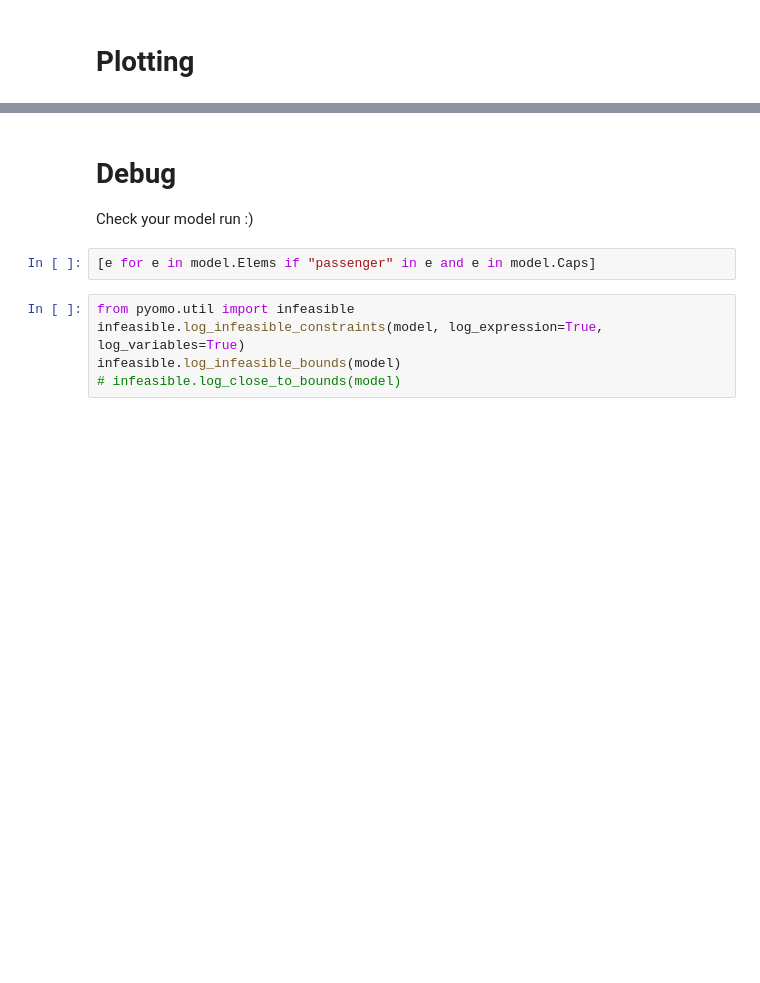
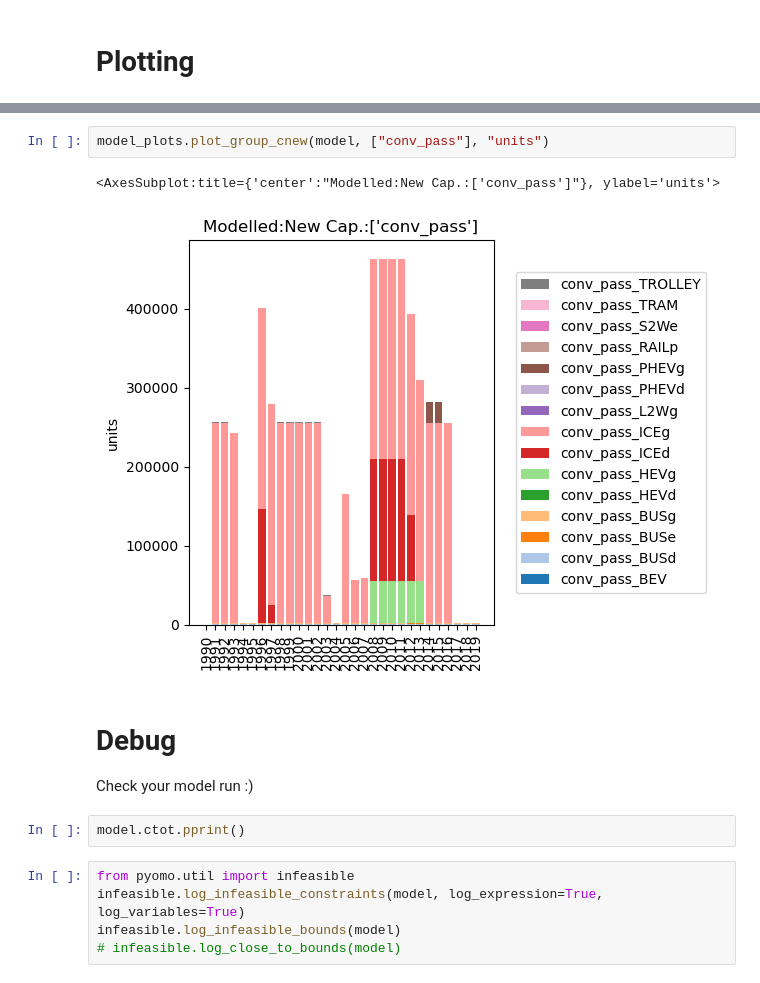
Before and after one commit to irm-codebase/RESTORE, a Jupyter notebook: restore_split.ipynb, the cells around one changed output, grey strips where cells are left out. Saved outputs shown, nothing was run; the diff lists cells and outputs as text; blank space fills up the shorter version.

```diff
--- a/restore_split.ipynb
+++ b/restore_split.ipynb
@@ -163,8 +149,13 @@ restore_plots.plot_aggregated_ctot(model, cnf.DATA, ["conv_pass"], "units", use_
+# %%
+model_plots.plot_group_cnew(model, ["conv_pass"], "units")
+# %% [output]
+<AxesSubplot:title={'center':"Modelled:New Cap.:['conv_pass']"}, ylabel='units'>
+[figure, added]
 # %% [markdown]
 # Debug
 Check your model run :)
-# %%
-[e for e in model.Elems if "passenger" in e and e in model.Caps]
+# %%
+model.ctot.pprint()
 # %%
 from pyomo.util import infeasible
 infeasible.log_infeasible_constraints(model, log_expression=True, log_variables=True)
```
Also changed, not shown: parts of 11 cells of this notebook, 20 other files.
